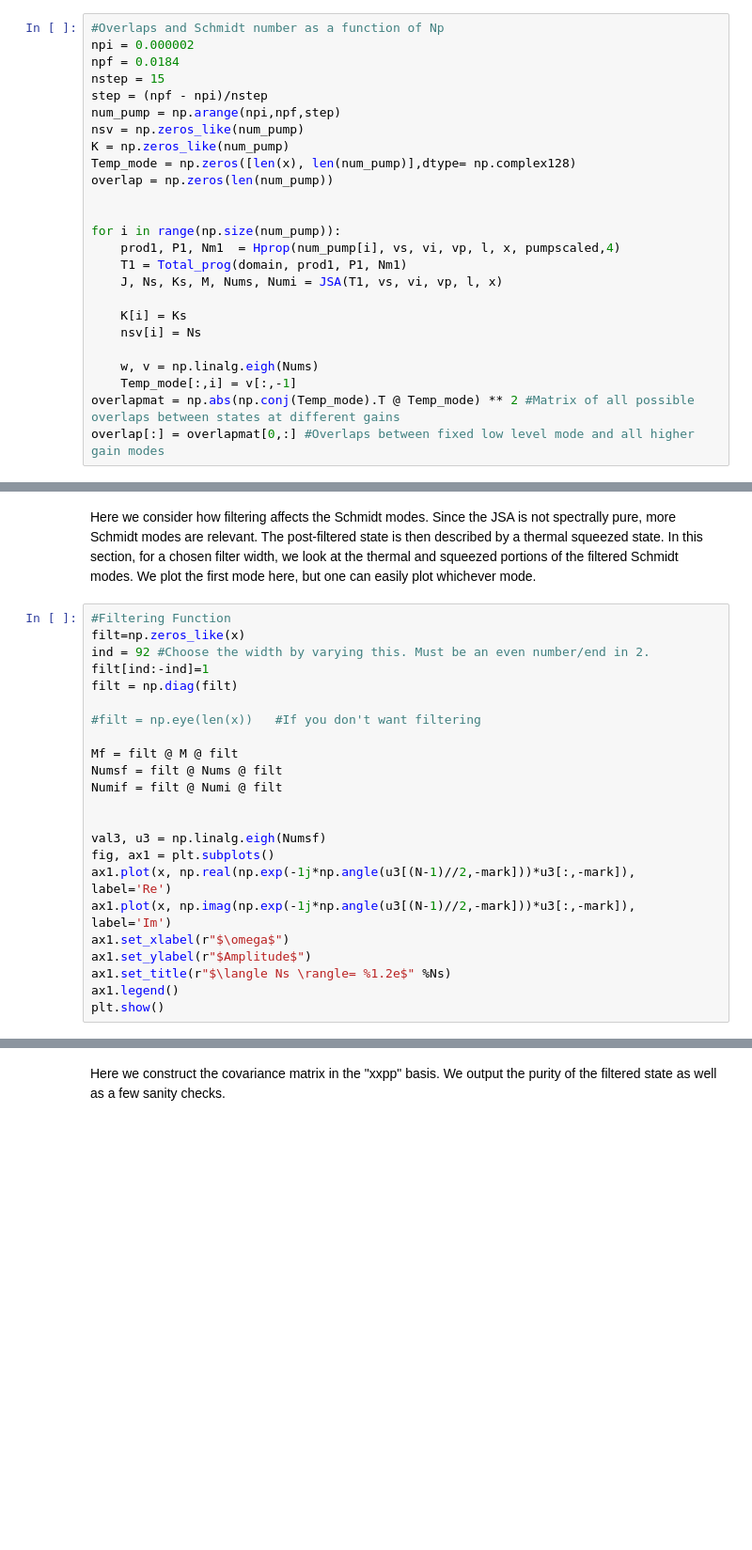
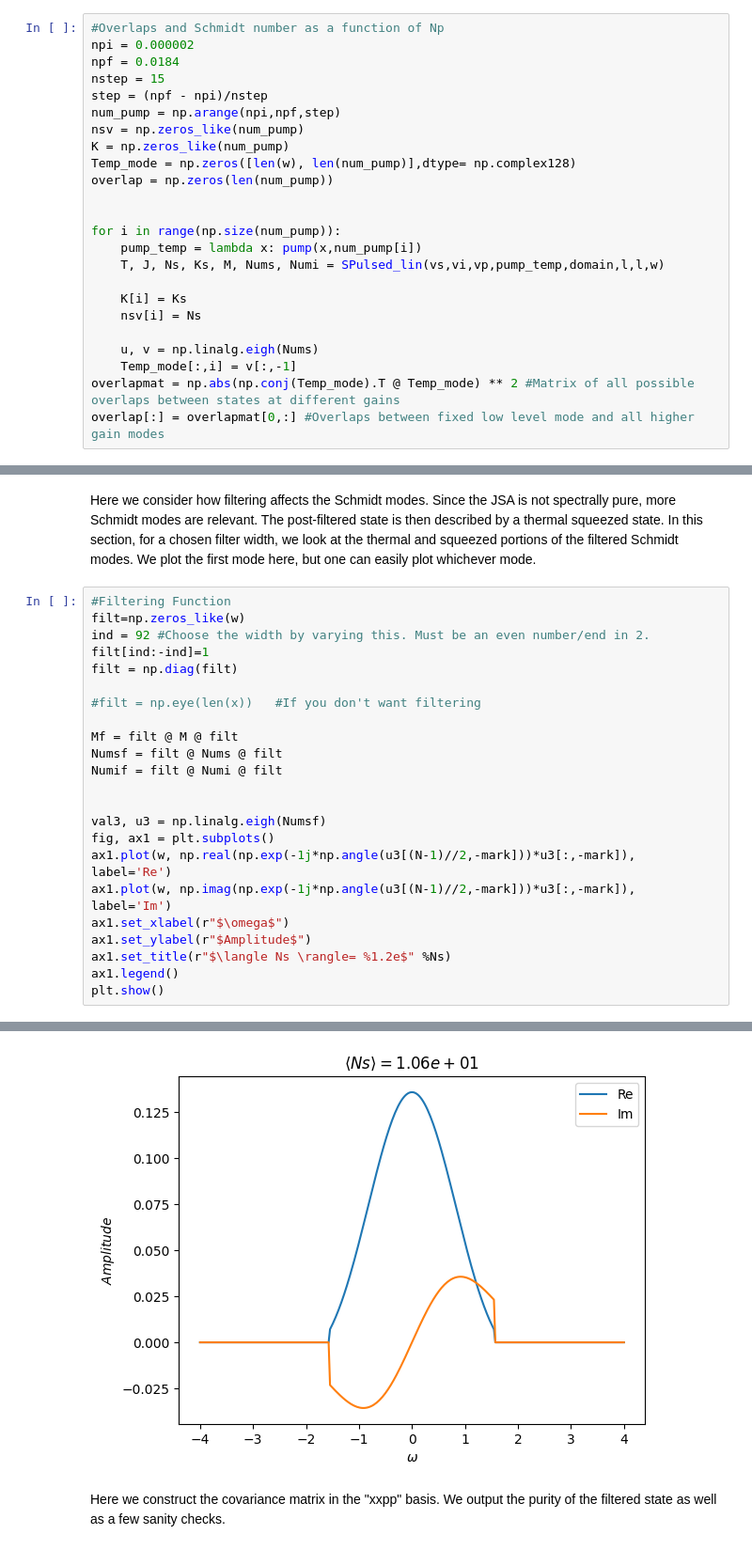
Before and after one commit to polyquantique/NeedALight, a Jupyter notebook: NeedALight/examples/example_unpoled.ipynb, the cells around one changed output, grey strips where cells are left out. Shown at 94% size. Saved outputs shown, nothing was run; the diff lists cells and outputs as text; blank space fills up the shorter version.

```diff
--- a/NeedALight/examples/example_unpoled.ipynb
+++ b/NeedALight/examples/example_unpoled.ipynb
@@ -94,19 +88,18 @@ step = (npf - npi)/nstep
 num_pump = np.arange(npi,npf,step)
 nsv = np.zeros_like(num_pump)
 K = np.zeros_like(num_pump)
-Temp_mode = np.zeros([len(x), len(num_pump)],dtype= np.complex128)
+Temp_mode = np.zeros([len(w), len(num_pump)],dtype= np.complex128)
 overlap = np.zeros(len(num_pump))
 
 
 for i in range(np.size(num_pump)):
-    prod1, P1, Nm1  = Hprop(num_pump[i], vs, vi, vp, l, x, pumpscaled,4)
-    T1 = Total_prog(domain, prod1, P1, Nm1)
-    J, Ns, Ks, M, Nums, Numi = JSA(T1, vs, vi, vp, l, x)
+    pump_temp = lambda x: pump(x,num_pump[i])
+    T, J, Ns, Ks, M, Nums, Numi = SPulsed_lin(vs,vi,vp,pump_temp,domain,l,l,w)
 
     K[i] = Ks
     nsv[i] = Ns
 
-    w, v = np.linalg.eigh(Nums)
+    u, v = np.linalg.eigh(Nums)
     Temp_mode[:,i] = v[:,-1]
 overlapmat = np.abs(np.conj(Temp_mode).T @ Temp_mode) ** 2 #Matrix of all possible overlaps between states at different gains
 overlap[:] = overlapmat[0,:] #Overlaps between fixed low level mode and all higher gain modes
@@ -137,7 +130,7 @@ plt.show()
 Here we consider how filtering affects the Schmidt modes. Since the JSA is not spectrally pure, more Schmidt modes are relevant. The post-filtered state is then described by a thermal squeezed state. In this section, for a chosen filter width, we look at the thermal and squeezed portions of the filtered Schmidt modes. We plot the first mode here, but one can easily plot whichever mode.
 # %%
 #Filtering Function
-filt=np.zeros_like(x)
+filt=np.zeros_like(w)
 ind = 92 #Choose the width by varying this. Must be an even number/end in 2.
 filt[ind:-ind]=1
 filt = np.diag(filt)
@@ -151,8 +144,8 @@ Numif = filt @ Numi @ filt
 
 val3, u3 = np.linalg.eigh(Numsf)
 fig, ax1 = plt.subplots()
-ax1.plot(x, np.real(np.exp(-1j*np.angle(u3[(N-1)//2,-mark]))*u3[:,-mark]), label='Re')
-ax1.plot(x, np.imag(np.exp(-1j*np.angle(u3[(N-1)//2,-mark]))*u3[:,-mark]), label='Im')
+ax1.plot(w, np.real(np.exp(-1j*np.angle(u3[(N-1)//2,-mark]))*u3[:,-mark]), label='Re')
+ax1.plot(w, np.imag(np.exp(-1j*np.angle(u3[(N-1)//2,-mark]))*u3[:,-mark]), label='Im')
 ax1.set_xlabel(r"$\omega$")
 ax1.set_ylabel(r"$Amplitude$")
 ax1.set_title(r"$\langle Ns \rangle= %1.2e$" %Ns)
@@ -163,3 +155,4 @@ plt.show()
+[figure, added]
 # %% [markdown]
 Here we construct the covariance matrix in the "xxpp" basis. We output the purity of the filtered state as well as a few sanity checks.
 # %%
```
Also changed, not shown: parts of 12 cells of this notebook, 1 other file.
